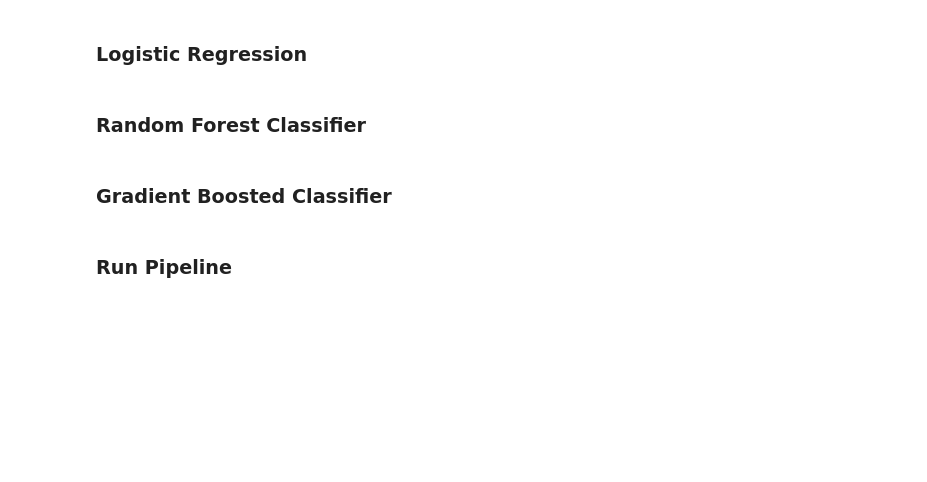
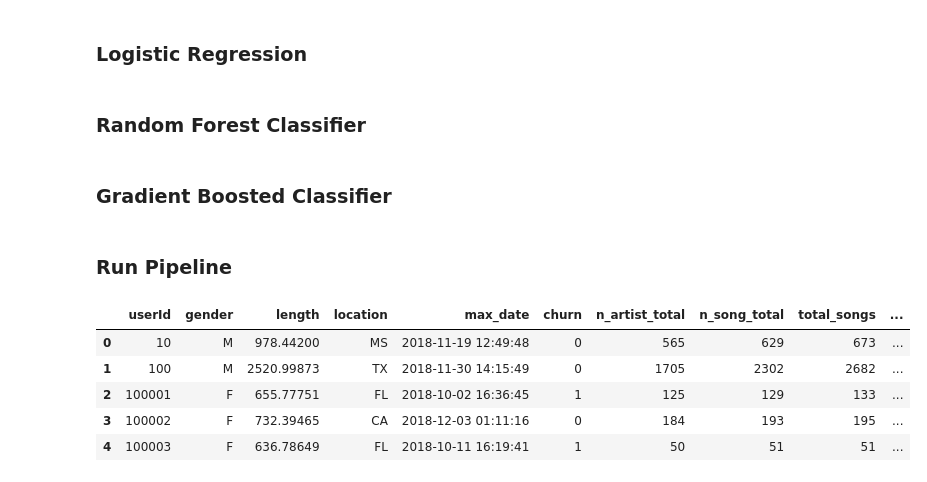
Before and after one commit to mking01/churn_modeling, a Jupyter notebook: Sparkify_Modularized.ipynb, the cells around one changed output. Cells and saved outputs as stored; diff of their text form; code cells hidden in the pictures; blank space fills up the shorter version.

```diff
--- a/Sparkify_Modularized.ipynb
+++ b/Sparkify_Modularized.ipynb
@@ -259,3 +284,18 @@ def get_gb_model(model, X_train, y_train, X_test):
 # %% [markdown]
 ### Run Pipeline
+# %%
+path = 'mini_sparkify_event_data.json'
+
+df = load_and_preprocess_data(path)
+df = flag_churn(df)
+df = engineer_features(df)
+
+df.head()
+# %% [output]
+|  | userId | gender | length | location | max_date | churn | n_artist_total | n_song_total | total_songs | ... |
+| 0 | 10 | M | 978.44200 | MS | 2018-11-19 12:49:48 | 0 | 565 | 629 | 673 | ... |
+| 1 | 100 | M | 2520.99873 | TX | 2018-11-30 14:15:49 | 0 | 1705 | 2302 | 2682 | ... |
+| 2 | 100001 | F | 655.77751 | FL | 2018-10-02 16:36:45 | 1 | 125 | 129 | 133 | ... |
+| 3 | 100002 | F | 732.39465 | CA | 2018-12-03 01:11:16 | 0 | 184 | 193 | 195 | ... |
+| 4 | 100003 | F | 636.78649 | FL | 2018-10-11 16:19:41 | 1 | 50 | 51 | 51 | ... |
 # %%
```
Also changed, not shown: parts of 10 cells of this notebook.
